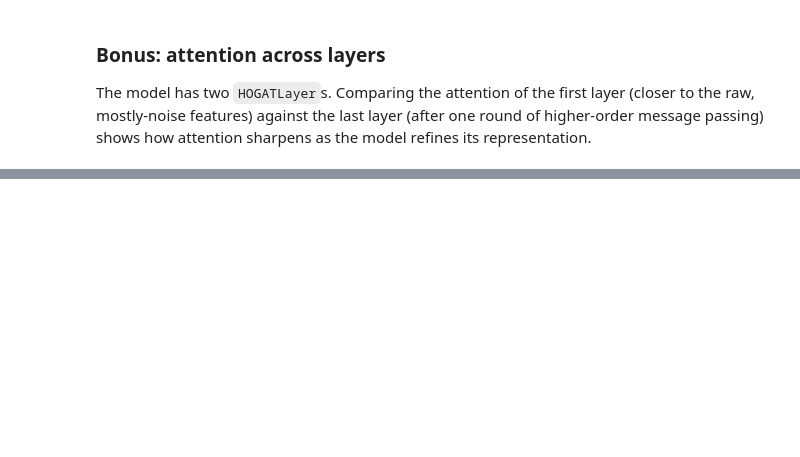
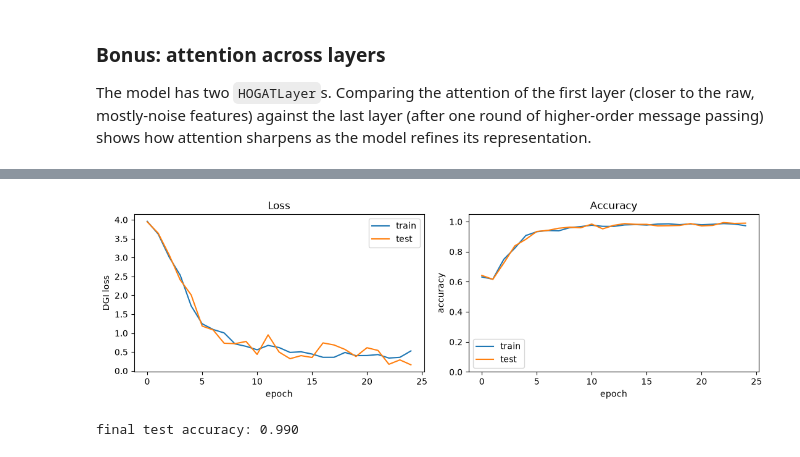
Before and after one commit to robinredX/st-topo-aware-learning-logml, a Jupyter notebook: src/main.ipynb, the cells around one changed output, grey strips where cells are left out. Drawn from its saved outputs; the diff is of its cells as text; code cells hidden in the pictures; blank space fills up the shorter version.

Commit message:
Add higher-order lift, DGI evaluation, and selectable HOGAT attention encoder (#5)

```diff
--- a/src/main.ipynb
+++ b/src/main.ipynb
@@ -299,0 +305,16 @@ plt.show()
+# %%
+model = HOGATInfomax(in_channels_0=4,
+                     in_channels_1=4,
+                     in_channels_2=4,
+                     hid_channels=16,
+                     n_layers=2,
+                     heads=4,
+                     concat=False,
+                     dropout=0.1,
+)
+
+optimizer = torch.optim.Adam(model.parameters(), lr=5e-3, weight_decay=1e-4)
+
+n_params = sum(p.numel() for p in model.parameters())
+print(model)
+print(f"\ntotal trainable parameters: {n_params}")
@@ -299,0 +414,25 @@ plt.show()
+# %%
+fig, axes = plt.subplots(1, 2, figsize=(11, 3.5))
+
+axes[0].plot(history["train_loss"], label="train")
+axes[0].plot(history["test_loss"], label="test")
+axes[0].set_xlabel("epoch")
+axes[0].set_ylabel("DGI loss")
+axes[0].set_title("Loss")
+axes[0].legend()
+
+axes[1].plot(history["train_acc"], label="train")
+axes[1].plot(history["test_acc"], label="test")
+axes[1].set_xlabel("epoch")
+axes[1].set_ylabel("accuracy")
+axes[1].set_title("Accuracy")
+axes[1].set_ylim(0, 1.05)
+axes[1].legend()
+
+fig.tight_layout()
+plt.show()
+
+print(f"final test accuracy: {history['test_acc'][-1]:.3f}")
+# %% [output]
+[figure, added]
+final test accuracy: 0.990
```
Also changed, not shown: parts of 13 cells of this notebook, 39 other files.
